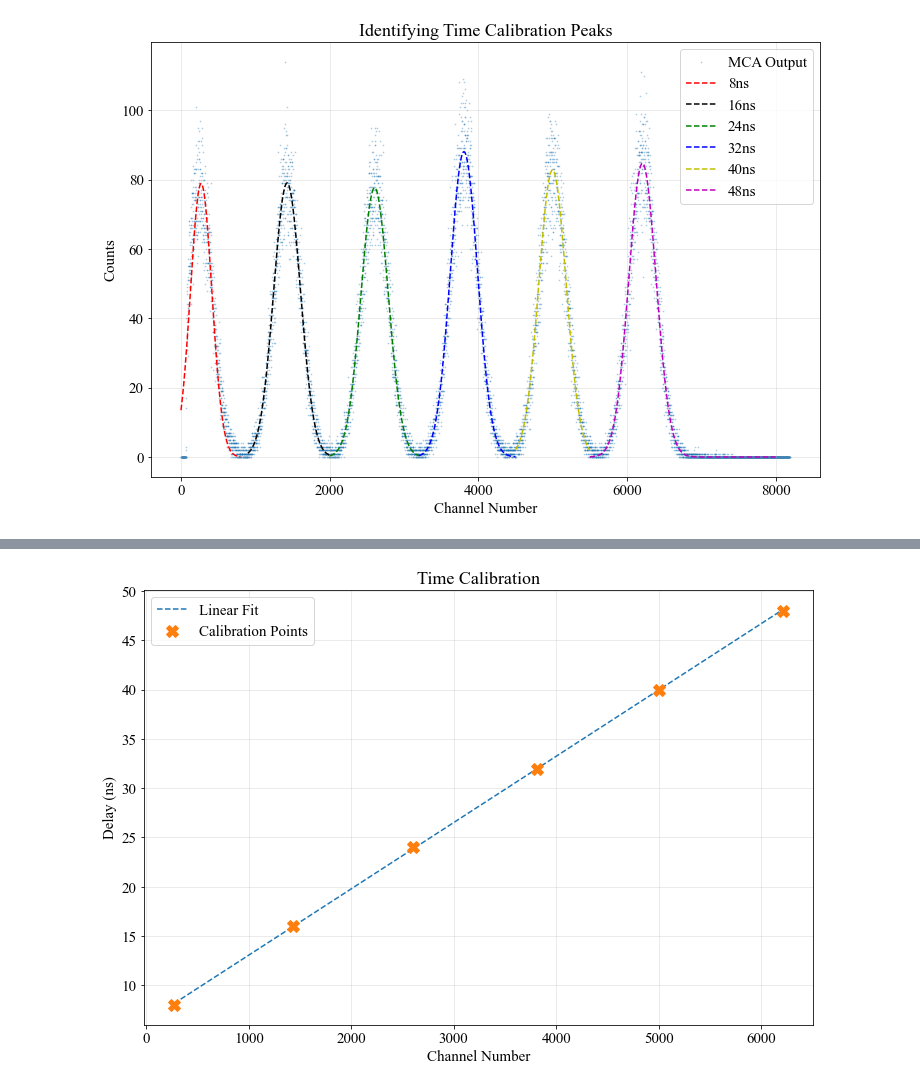
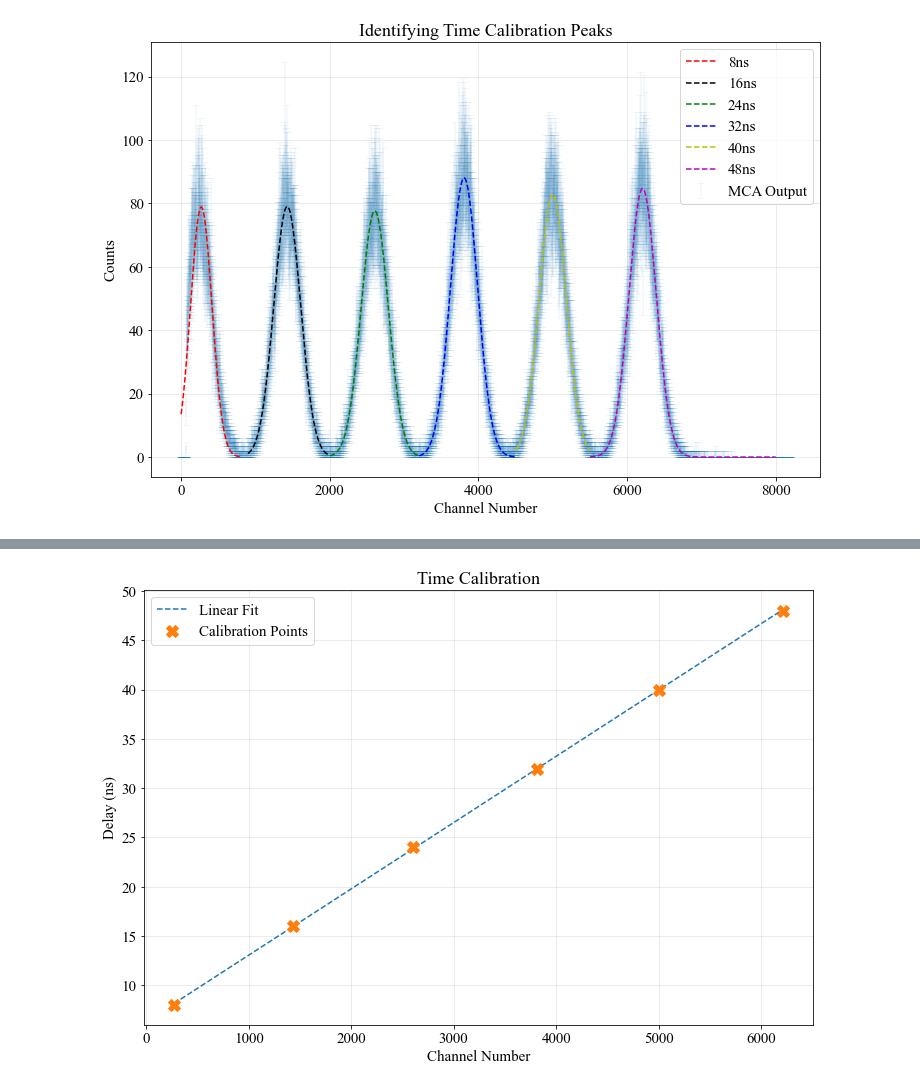
Before and after one commit to krtktwri/NuclearLifetimeMeasurement, a Jupyter notebook: lifetime_calculation.ipynb, the cells around one changed output, grey strips where cells are left out. Cells and saved outputs as stored; diff of their text form; code cells hidden in the pictures.

```diff
--- a/lifetime_calculation.ipynb
+++ b/lifetime_calculation.ipynb
@@ -7,7 +7,8 @@ plt.rcParams["font.family"] = "Times New Roman"
 plt.rcParams.update({'font.size': 15})
 # %%
 X, Y = pad_counts('Na_TAC_Calibration')
-plt.scatter(X, Y, s=0.5, alpha=0.3, label='MCA Output')
+# plt.scatter(X, Y, s=0.5, alpha=0.3, label='MCA Output')
+plt.errorbar(X, Y, yerr=np.sqrt(Y), fmt='none', alpha=0.05, capsize=4, label='MCA Output')
 # fitting gaussians on each peak
 # first peak
 x1 = X[0:800]
@@ -31,31 +32,31 @@ popt3, pcov3 = curve_fit(gaussian, x3, y3, p0=[1, x0, 1])
 plt.plot(x3, gaussian(x3, *popt3), 'g--', label='24ns')
 
 # fourth peak
 x4 = X[3200:4500]
 y4 = Y[3200:4500]
 x0 = x4[np.argmax(y4)]
 popt4, pcov4 = curve_fit(gaussian, x4, y4, p0=[1, x0, 1])
 plt.plot(x4, gaussian(x4, *popt4), 'b--', label='32ns')
 
 # fifth peak
 x5 = X[4500:5500]
 y5 = Y[4500:5500]
 x0 = x5[np.argmax(y5)]
 popt5, pcov5 = curve_fit(gaussian, x5, y5, p0=[1, x0, 1])
 plt.plot(x5, gaussian(x5, *popt5), 'y--', label='40ns')
 
 # sixth peak
 x6 = X[5500:8000]
 y6 = Y[5500:8000]
 x0 = x6[np.argmax(y6)]
 popt6, pcov6 = curve_fit(gaussian, x6, y6, p0=[1, x0, 1])
 plt.plot(x6, gaussian(x6, *popt6), 'm--', label='48ns')
 
 plt.legend()
 plt.xlabel('Channel Number')
 plt.ylabel('Counts')
 plt.title('Identifying Time Calibration Peaks')
 plt.grid(alpha=0.3)
 plt.savefig('fig/others/IdentifyingTimeCalibrationPeaks.png', dpi=300)
 # %% [output]
-[figure, old version]
+[figure, new version]
```
Also changed, not shown: parts of 10 cells of this notebook, 22 other files.
